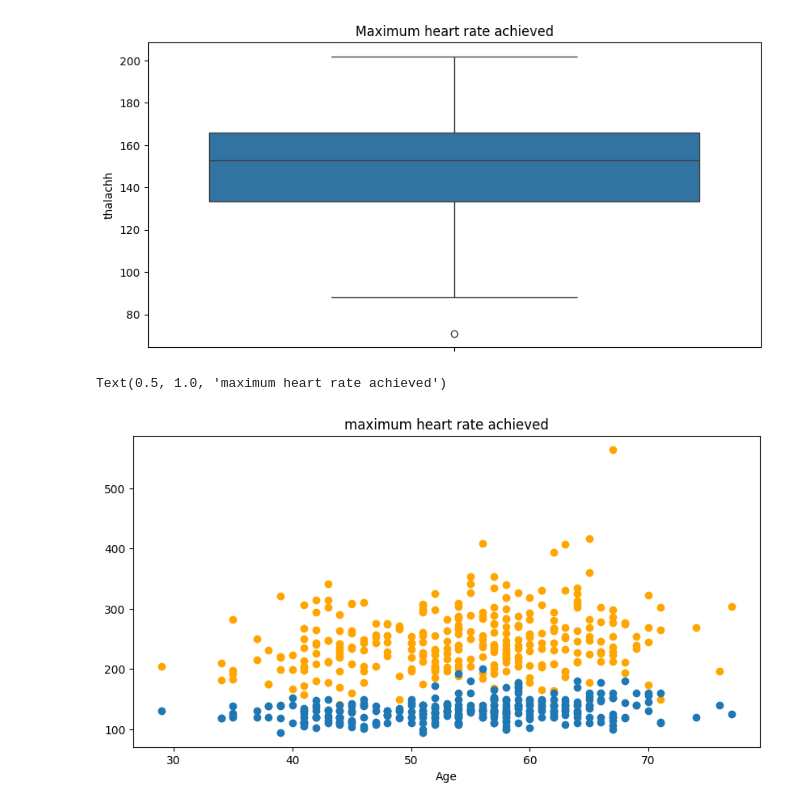
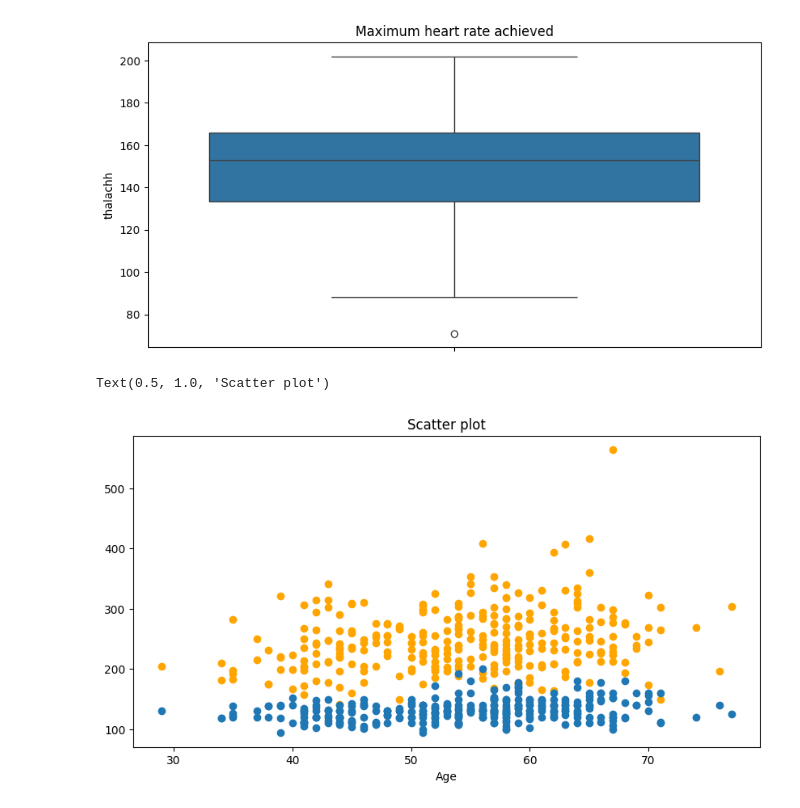
Before and after one commit to DT-Ashton/Data-science, a Jupyter notebook: homework week 2/EDA.ipynb, the cells around one changed output. Drawn from its saved outputs; the diff is of its cells as text; code cells hidden in the pictures.

```diff
--- a/homework week 2/EDA.ipynb
+++ b/homework week 2/EDA.ipynb
@@ -149,12 +149,12 @@ Text(0.5, 1.0, 'Maximum heart rate achieved')
 # %%
 # Scatter plot:
 # Uses dots to represent values for two different numeric variables.
 # Scatter plots are used to observe relationships between variables.
 plt.figure(figsize=(10,5))
 plt.scatter(data['age'], data['chol'], color='orange') # cholestoral in mg/dl
 plt.scatter(data['age'], data['trtbps']) # resting blood pressure
 plt.xlabel('Age')
-plt.title("maximum heart rate achieved")
+plt.title("Scatter plot")
 # %% [output]
-Text(0.5, 1.0, 'maximum heart rate achieved')
+Text(0.5, 1.0, 'Scatter plot')
-[figure, old version]
+[figure, new version]
```
Also changed, not shown: parts of 1 cell of this notebook, 1 other file.
